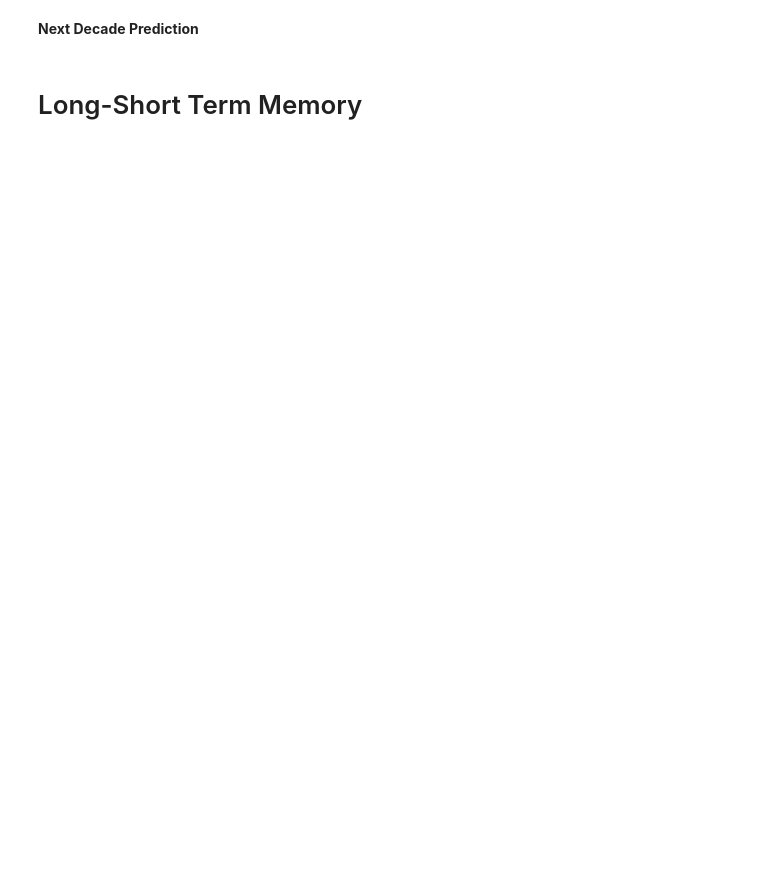
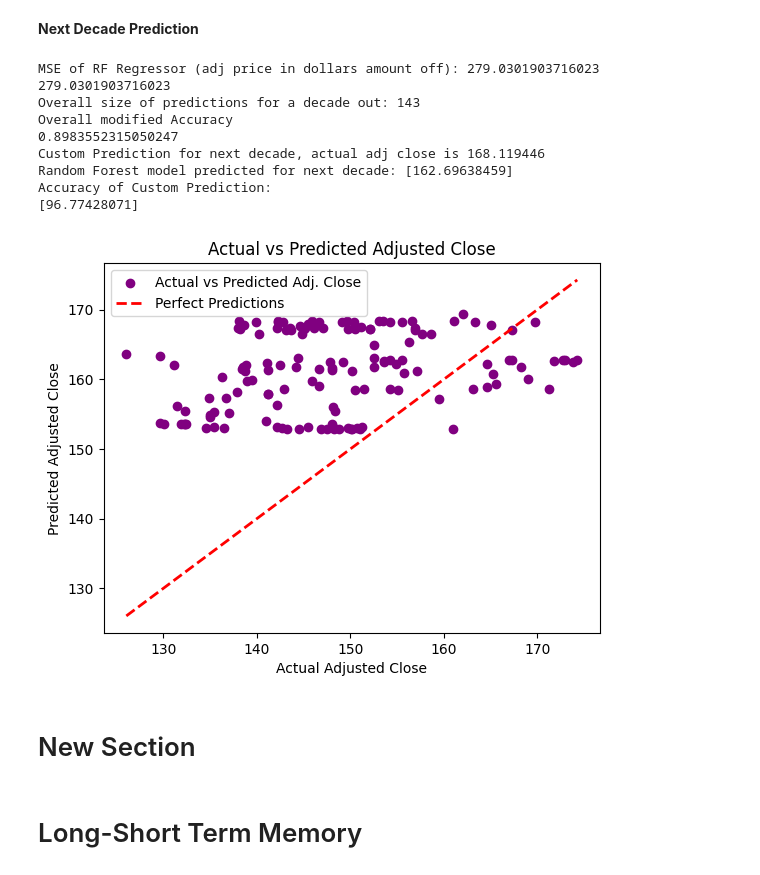
Before and after one commit to EliMartian/aapl_stock, a Jupyter notebook: aapl_stock_research.ipynb, the cells around one changed output. Saved outputs shown, nothing was run; the diff lists cells and outputs as text; code cells hidden in the pictures; blank space fills up the shorter version.

Commit message:
still fixing merge issues now with improper json format on Github:

```diff
--- a/aapl_stock_research.ipynb
+++ b/aapl_stock_research.ipynb
@@ -1188,20 +1309,15 @@ df_aapl['Target Adj Close'] = df_aapl['Adj Close'].shift(-2520)
 # Drop the last row to handle NaN values created by the shift
 df_aapl = df_aapl.dropna()
 
-# # Only keep the  non-earnings rows (ie where Earnings != 1)
-# df_aapl_non = df_aapl[df_aapl['Earnings'] != 1]
-
 # Specify the date to split the data
 split_date = '2012-06-01'
 
-# Convert the date column to datetime format if needed
+# Convert the date column to datetime format
 df_aapl['Date'] = pd.to_datetime(df_aapl['Date'])
 
 # Create training and testing sets
 train_set = df_aapl[df_aapl['Date'] < split_date]
-print(f"What is train set: {train_set}")
 test_set = df_aapl[df_aapl['Date'] >= split_date]
-print(f"What is test set: {test_set}")
 
 # Separate features (X) and target variable (y) for training and testing
 y_train = train_set['Target Adj Close']
@@ -1209,10 +1325,6 @@ X_train = train_set.drop(['Adj Close', 'Target Adj Close', 'Date', 'Estimated EP
 
 y_test = test_set['Target Adj Close']
 X_test = test_set.drop(['Adj Close', 'Target Adj Close', 'Date', 'Estimated EPS', 'Actual EPS'], axis=1)
-
-
-print(f"y_test {y_test}")
-print(f"X_test {X_test}")
 
 # Create a StandardScaler
 scaler = StandardScaler()
@@ -1227,10 +1339,10 @@ X_test_scaled = scaler.transform(X_test)
 rf_regressor = RandomForestRegressor()
 
 param_grid = {
-    'n_estimators': [50, 100, 250],
-    'max_depth': [5, 10, 20, 30],
-    'min_samples_split': [2, 5, 10],
-    'min_samples_leaf': [1, 2, 4],
+    'n_estimators': [50, 100],
+    'max_depth': [5, 7],
+    'min_samples_split': [2, 5],
+    'min_samples_leaf': [1, 2],
 }
 
 # Perform grid search with cross-validation
@@ -1270,33 +1382,46 @@ print(np.mean(Abs_accuracy))
 custom_values = np.array([[66.945000,68.139999,66.830002,67.864998,137310400,0]])
 
 # This would be the date (2022-02-14)
 actual_adj_value = 168.119446
 
 # Scale the custom input values using a standard scaker
 custom_values_scaled = scaler.transform(custom_values)
 
 # Make predictions with the Random Forest model
 # for our custom values (test example 2012-02-14 predicting 2022-02-14)
 custom_predictions = best_model.predict(custom_values_scaled)
 
 # Print the predictions
 print(f"Custom Prediction for next decade, actual adj close is {actual_adj_value}")
 print(f"Random Forest model predicted for next decade: {custom_predictions}")
 
 print("Accuracy of Custom Prediction:")
 print((1 - np.abs(1 - custom_predictions / actual_adj_value)) * 100)
 
 # Plot the actual difference between the predicted and actual adjusted close
 plt.scatter(results_df['Actual'], results_df['Predicted'], color='purple', label='Actual vs Predicted Adj. Close')
 
 # Plot a diagonal line representing perfect predictions
 plt.plot([results_df['Actual'].min(), results_df['Actual'].max()], [results_df['Actual'].min(), results_df['Actual'].max()], linestyle='--', color='red', linewidth=2, label='Perfect Predictions')
 
 plt.xlabel('Actual Adjusted Close')
 plt.ylabel('Predicted Adjusted Close')
 plt.title('Actual vs Predicted Adjusted Close')
 plt.legend()
 plt.show()
+# %% [output]
+MSE of RF Regressor (adj price in dollars amount off): 279.0301903716023
+279.0301903716023
+Overall size of predictions for a decade out: 143
+Overall modified Accuracy
+0.8983552315050247
+Custom Prediction for next decade, actual adj close is 168.119446
+Random Forest model predicted for next decade: [162.69638459]
+Accuracy of Custom Prediction:
+[96.77428071]
+[figure, added]
+# %% [markdown]
+# New Section
 # %% [markdown]
 # Long-Short Term Memory
 # %%
```
Also changed, not shown: parts of 27 cells of this notebook, 1 other file.
